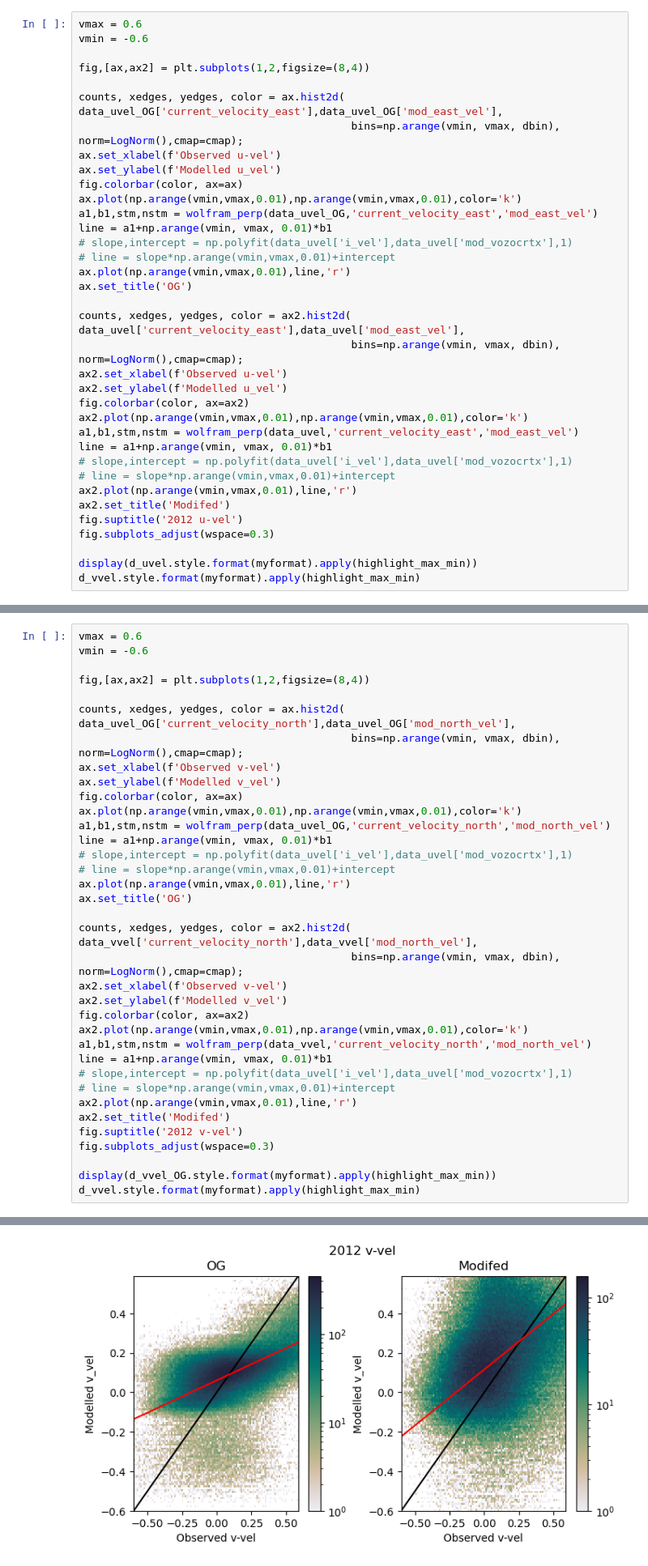
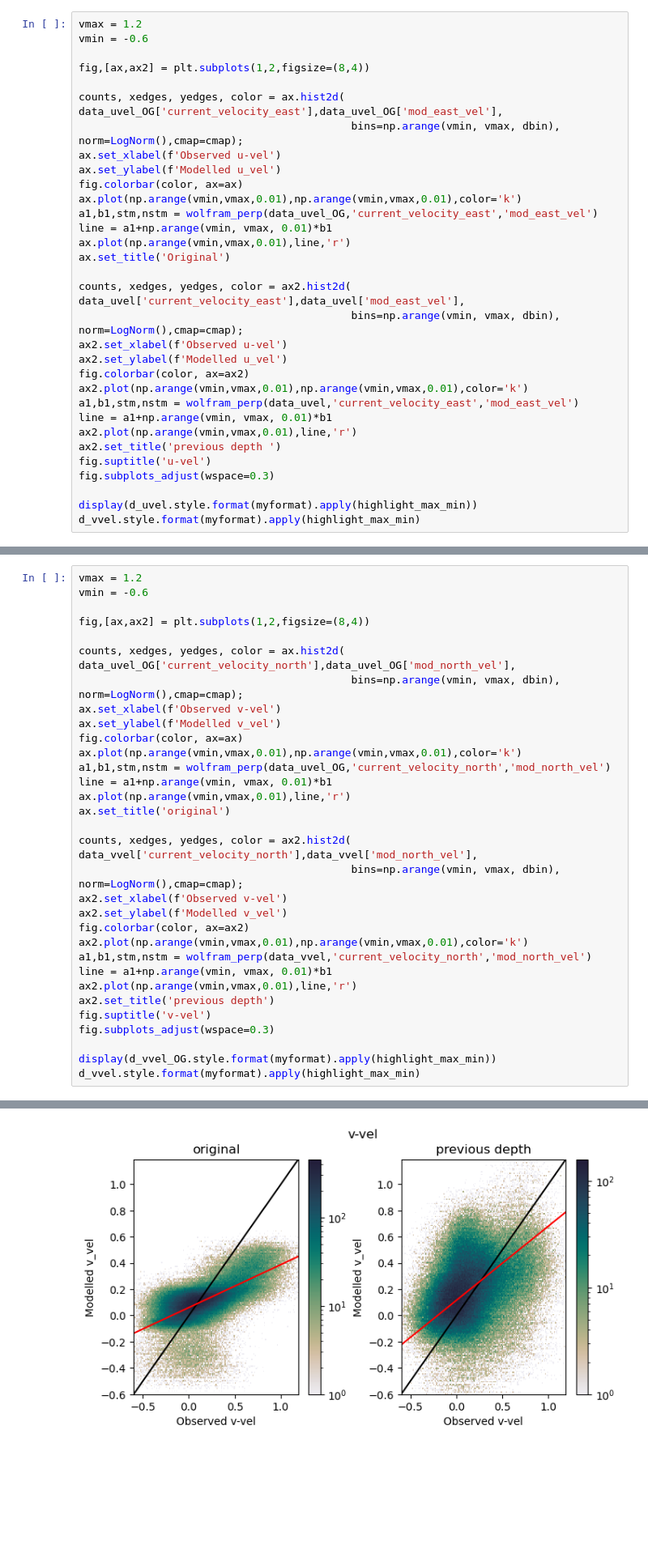
Before and after one commit to SalishSeaCast/analysis-camryn, a Jupyter notebook: notebooks/model_evals/model_eval_currents.ipynb, the cells around one changed output, grey strips where cells are left out. Shown at 81% size. Cells and saved outputs as stored; diff of their text form; blank space fills up the shorter version.

Commit message:
update figures

```diff
--- a/notebooks/model_evals/model_eval_currents.ipynb
+++ b/notebooks/model_evals/model_eval_currents.ipynb
@@ -800,7 +800,7 @@ scale = 24
 idepth = 0
 jdepth = 39
 # %%
-vmax = 0.6
+vmax = 1.2
 vmin = -0.6
 
 fig,[ax,ax2] = plt.subplots(1,2,figsize=(8,4))
@@ -813,10 +813,8 @@ fig.colorbar(color, ax=ax)
 ax.plot(np.arange(vmin,vmax,0.01),np.arange(vmin,vmax,0.01),color='k')
 a1,b1,stm,nstm = wolfram_perp(data_uvel_OG,'current_velocity_east','mod_east_vel')
 line = a1+np.arange(vmin, vmax, 0.01)*b1
-# slope,intercept = np.polyfit(data_uvel['i_vel'],data_uvel['mod_vozocrtx'],1)
-# line = slope*np.arange(vmin,vmax,0.01)+intercept
 ax.plot(np.arange(vmin,vmax,0.01),line,'r')
-ax.set_title('OG')
+ax.set_title('Original')
 
 counts, xedges, yedges, color = ax2.hist2d( data_uvel['current_velocity_east'],data_uvel['mod_east_vel'],
                                            bins=np.arange(vmin, vmax, dbin), norm=LogNorm(),cmap=cmap);
@@ -826,11 +824,9 @@ fig.colorbar(color, ax=ax2)
 ax2.plot(np.arange(vmin,vmax,0.01),np.arange(vmin,vmax,0.01),color='k')
 a1,b1,stm,nstm = wolfram_perp(data_uvel,'current_velocity_east','mod_east_vel')
 line = a1+np.arange(vmin, vmax, 0.01)*b1
-# slope,intercept = np.polyfit(data_uvel['i_vel'],data_uvel['mod_vozocrtx'],1)
-# line = slope*np.arange(vmin,vmax,0.01)+intercept
 ax2.plot(np.arange(vmin,vmax,0.01),line,'r')
-ax2.set_title('Modifed')
-fig.suptitle('2012 u-vel')
+ax2.set_title('previous depth ')
+fig.suptitle('u-vel')
 fig.subplots_adjust(wspace=0.3)
 
 display(d_uvel.style.format(myformat).apply(highlight_max_min))
@@ -844,45 +840,41 @@ d_vvel.style.format(myformat).apply(highlight_max_min)
 # %%
-vmax = 0.6
+vmax = 1.2
 vmin = -0.6
 
 fig,[ax,ax2] = plt.subplots(1,2,figsize=(8,4))
 
 counts, xedges, yedges, color = ax.hist2d( data_uvel_OG['current_velocity_north'],data_uvel_OG['mod_north_vel'],
                                            bins=np.arange(vmin, vmax, dbin), norm=LogNorm(),cmap=cmap);
 ax.set_xlabel(f'Observed v-vel')
 ax.set_ylabel(f'Modelled v_vel')
 fig.colorbar(color, ax=ax)
 ax.plot(np.arange(vmin,vmax,0.01),np.arange(vmin,vmax,0.01),color='k')
 a1,b1,stm,nstm = wolfram_perp(data_uvel_OG,'current_velocity_north','mod_north_vel')
 line = a1+np.arange(vmin, vmax, 0.01)*b1
-# slope,intercept = np.polyfit(data_uvel['i_vel'],data_uvel['mod_vozocrtx'],1)
-# line = slope*np.arange(vmin,vmax,0.01)+intercept
 ax.plot(np.arange(vmin,vmax,0.01),line,'r')
-ax.set_title('OG')
+ax.set_title('original')
 
 counts, xedges, yedges, color = ax2.hist2d( data_vvel['current_velocity_north'],data_vvel['mod_north_vel'],
                                            bins=np.arange(vmin, vmax, dbin), norm=LogNorm(),cmap=cmap);
 ax2.set_xlabel(f'Observed v-vel')
 ax2.set_ylabel(f'Modelled v_vel')
 fig.colorbar(color, ax=ax2)
 ax2.plot(np.arange(vmin,vmax,0.01),np.arange(vmin,vmax,0.01),color='k')
 a1,b1,stm,nstm = wolfram_perp(data_vvel,'current_velocity_north','mod_north_vel')
 line = a1+np.arange(vmin, vmax, 0.01)*b1
-# slope,intercept = np.polyfit(data_uvel['i_vel'],data_uvel['mod_vozocrtx'],1)
-# line = slope*np.arange(vmin,vmax,0.01)+intercept
 ax2.plot(np.arange(vmin,vmax,0.01),line,'r')
-ax2.set_title('Modifed')
-fig.suptitle('2012 v-vel')
+ax2.set_title('previous depth')
+fig.suptitle('v-vel')
 fig.subplots_adjust(wspace=0.3)
 
 display(d_vvel_OG.style.format(myformat).apply(highlight_max_min))
 d_vvel.style.format(myformat).apply(highlight_max_min)
 # %% [output]
 |  | number | bias | rmse | crmse | swillmott | slopedev | const | systematic | nonsystematic | spread |
 | v-vel OG | 361175 | -0.0289 | 0.23 | 0.228 | 0.343 | 0.673 | 0.0609 | 0.194 | 0.105 | 0.782 |
 |  | number | bias | rmse | crmse | swillmott | slopedev | const | systematic | nonsystematic | spread |
 | v-vel | 341841 | 0.0596 | 0.308 | 0.303 | 0.419 | 0.435 | 0.116 | 0.137 | 0.236 | 0.325 |
-[figure, old version]
+[figure, new version]
 # %% [markdown]
 Use only the v-velocity from above timestep
 # %%
```
Also changed, not shown: parts of 14 cells of this notebook.
